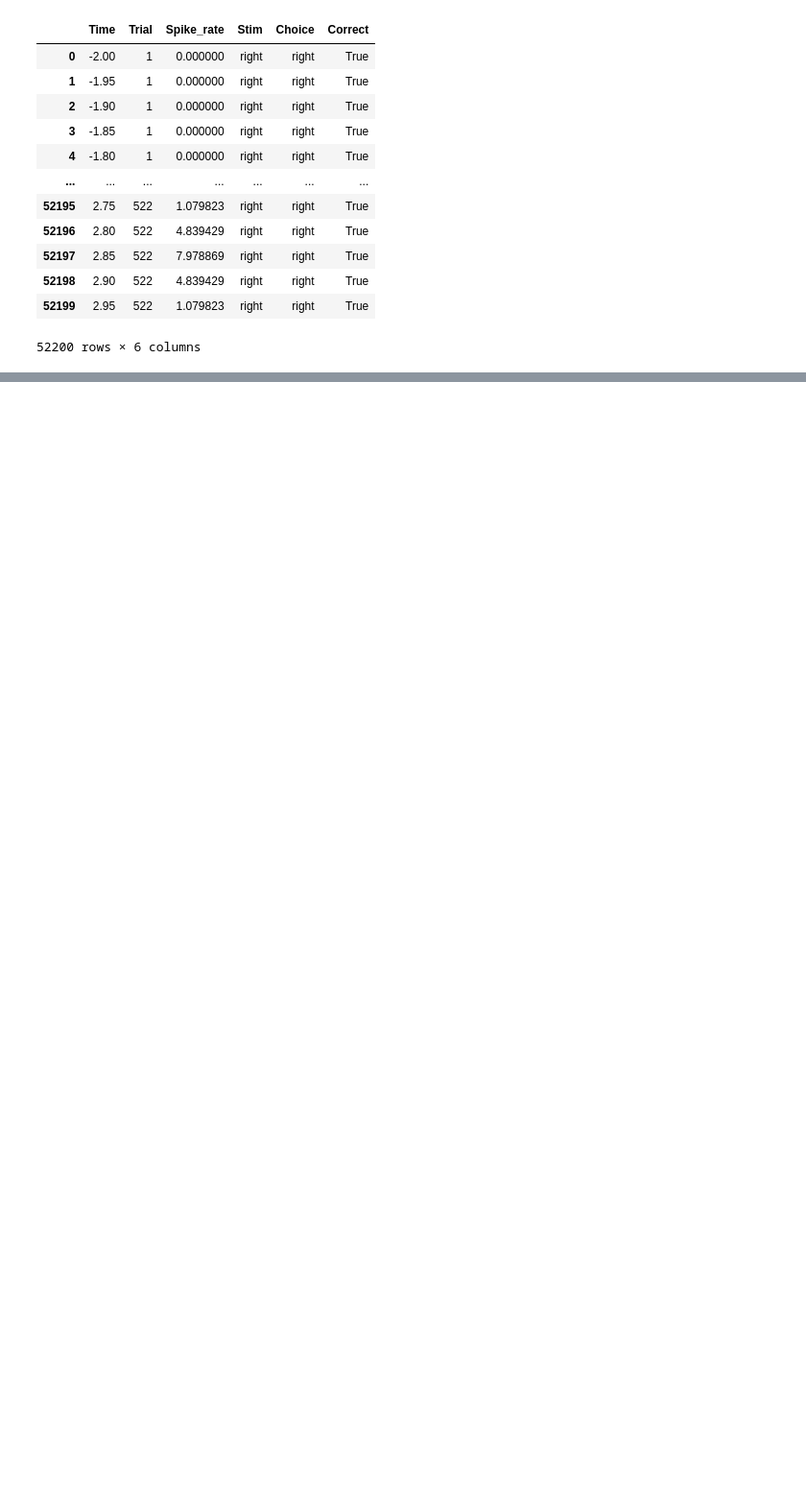
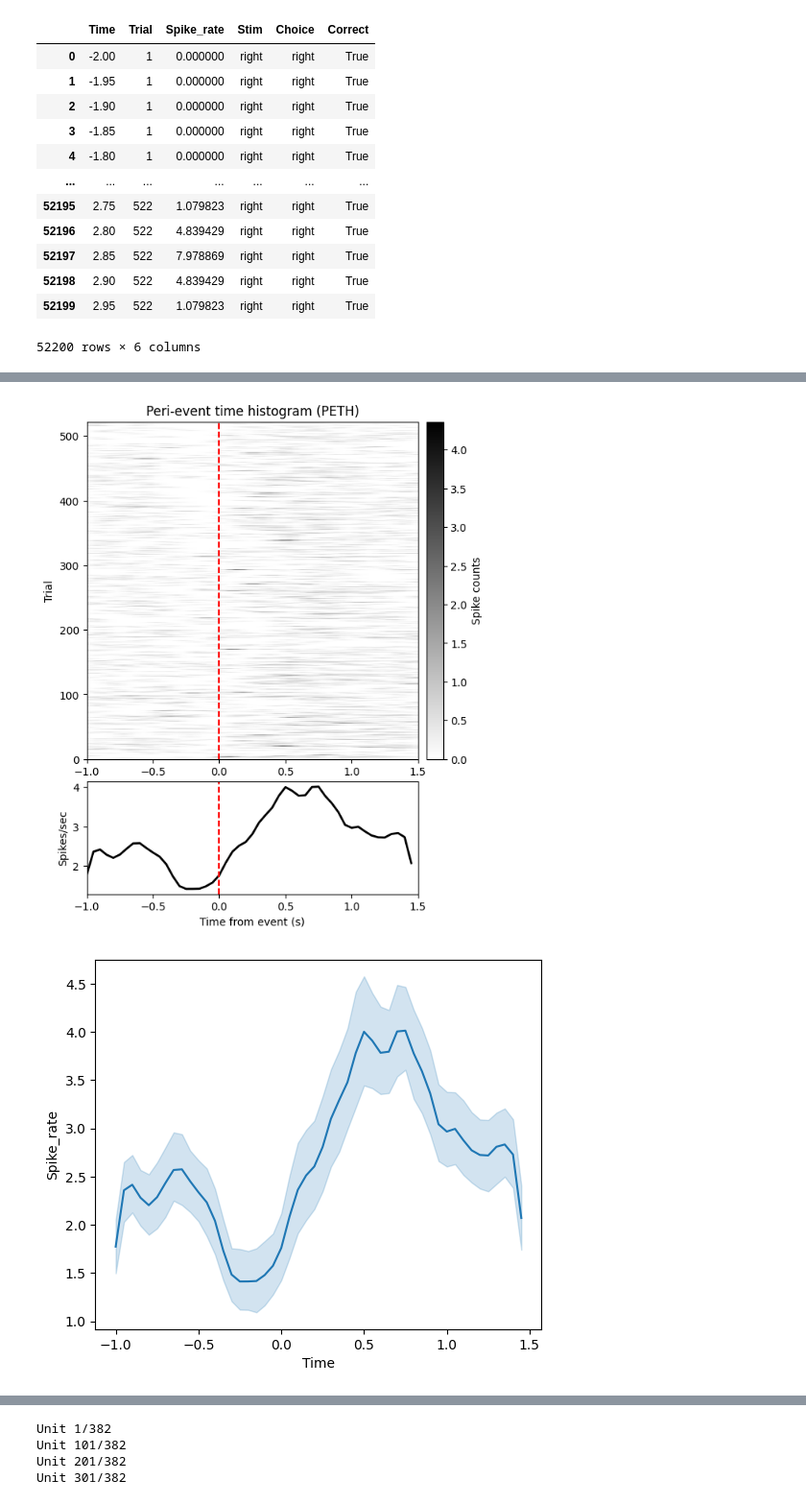
Before and after one commit to NeuralDynamics-Tamagawa/tc2025_shysgmt, a Jupyter notebook: notebook/spike_analysis.ipynb, the cells around one changed output, grey strips where cells are left out. Shown at 96% size. Saved outputs shown, nothing was run; the diff lists cells and outputs as text; code cells hidden in the pictures; blank space fills up the shorter version.

```diff
--- a/notebook/spike_analysis.ipynb
+++ b/notebook/spike_analysis.ipynb
@@ -215,0 +278,41 @@ plt.xlim([-1, 3])
+# %%
+unit_id = unit_ids[100]
+event_time = behv_time['choice']
+spike_time = sorting.get_unit_spike_train(unit_id=unit_id)/sampling_rate
+
+peth = spikes.compute_peth_array(
+    spike_times=spike_time,
+    event_times=event_time,
+    bin_size=0.05,
+    time_window=[-1, 1.5])
+
+peth_smooth = spikes.compute_peth_smooth(peth, sigma_sec=0.05)
+peth_fr = spikes.compute_peth_fr(peth_smooth)
+peth_df = spikes.peth_to_longdf(peth_fr)
+
+spikes.plot_peth(peth_smooth)
+
+plt.figure(figsize=(6, 5))
+sns.lineplot(
+    data=peth_df,
+    x='Time',
+    y='Spike_rate',
+)
+
+
+# Compute z-score of spike rate
+avg = peth_df.loc[(peth_df['Time']>=-0.5) & (peth_df['Time']<0), 'Spike_rate'].mean()
+std = peth_df.loc[(peth_df['Time']>=-0.5) & (peth_df['Time']<0), 'Spike_rate'].std()
+
+bins = peth_fr['bins']
+spks = peth_fr['spike_rate']
+z_score = (spks-avg)/std
+
+plt.figure(figsize=(6, 5))
+sns.lineplot(
+    x=bins[0:-1],
+    y=z_score.mean(axis=0),
+)
+# %% [output]
+[figure, added]
+[figure, added]
@@ -215,0 +348,27 @@ plt.xlim([-1, 3])
+# %%
+col_length = 20  # Number of bins in the PETH
+z_score_stim = np.zeros((len(unit_ids), col_length))
+z_score_choice = np.zeros((len(unit_ids), col_length))
+z_score_outcome = np.zeros((len(unit_ids), col_length))
+
+# Compute z-score for each unit and event type
+for i in range(0, len(unit_ids)):
+    unit_id = unit_ids[i]
+    spike_time = sorting.get_unit_spike_train(unit_id=unit_id)/sampling_rate
+
+    event_time = behv_time['stim']
+    z_score_stim[i, :] = compute_z_score(event_time, spike_time)
+
+    event_time = behv_time['choice']
+    z_score_choice[i, :] = compute_z_score(event_time, spike_time)
+
+    event_time = behv_time['outcome']
+    z_score_outcome[i, :] = compute_z_score(event_time, spike_time)
+
+    if i % 10 == 0:
+        print(f'Unit {i+1}/{len(unit_ids)}')
+# %% [output]
+Unit 1/382
+Unit 101/382
+Unit 201/382
+Unit 301/382
```
Also changed, not shown: parts of 11 cells of this notebook, 4 other files.
